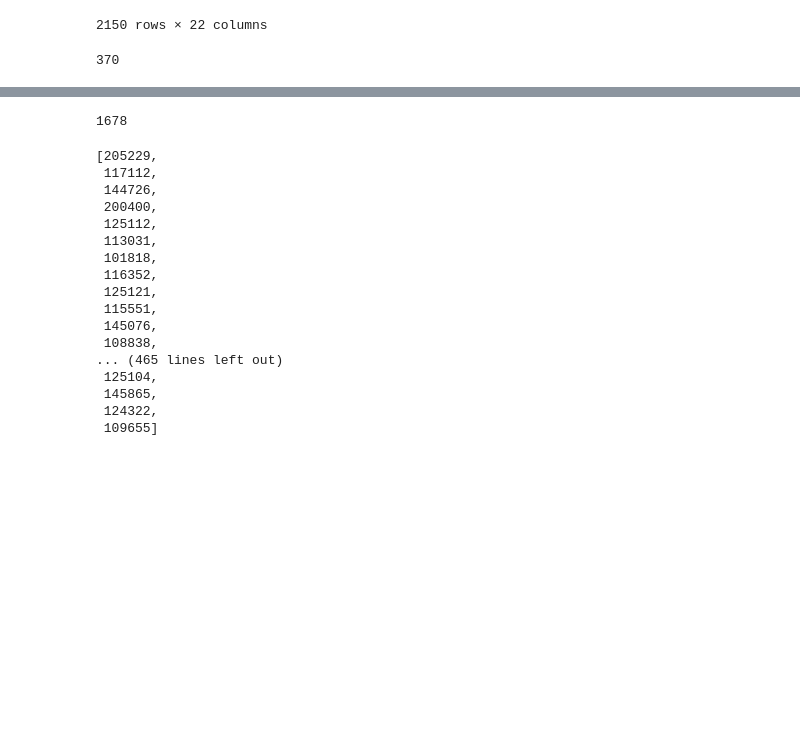
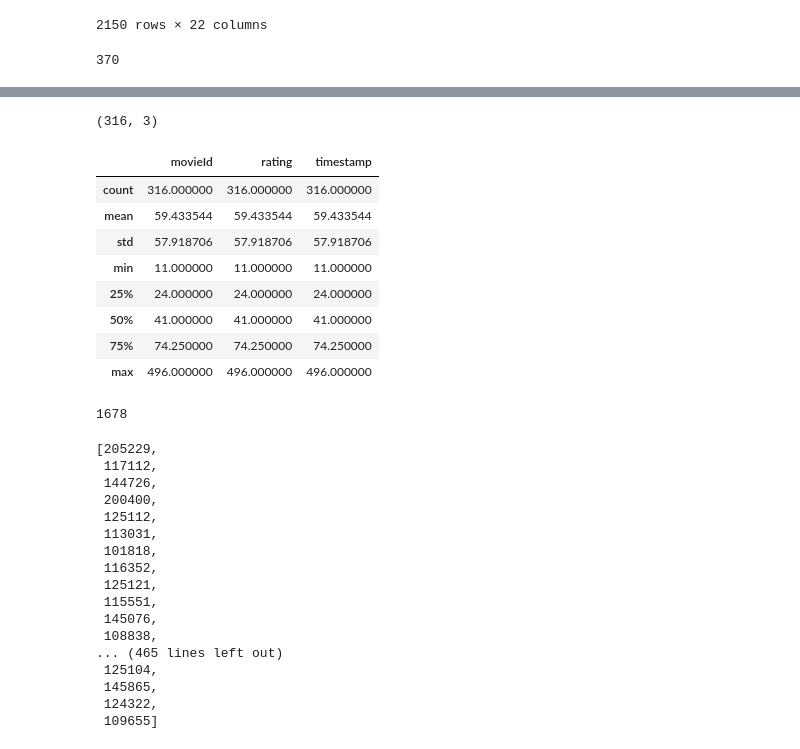
Before and after one commit to aniruddhakal/Recommending-Diverse-And-Serendipitous-Movies-using-Tag-Genome, a Jupyter notebook: ipython_notebooks/DataExploration/Serendipity2018_Dataset.ipynb, the cells around one changed output, grey strips where cells are left out. Saved outputs shown, nothing was run; the diff lists cells and outputs as text; code cells hidden in the pictures; blank space fills up the shorter version.

```diff
--- a/ipython_notebooks/DataExploration/Serendipity2018_Dataset.ipynb
+++ b/ipython_notebooks/DataExploration/Serendipity2018_Dataset.ipynb
@@ -93,3 +153,18 @@ all_user_ids.size
+# %%
+more_than_10_movies = count_df[count_df['movieId'] > 10]
+print(more_than_10_movies.shape)
+more_than_10_movies.describe()
+# %% [output]
+(316, 3)
+|  | movieId | rating | timestamp |
+| count | 316.000000 | 316.000000 | 316.000000 |
+| mean | 59.433544 | 59.433544 | 59.433544 |
+| std | 57.918706 | 57.918706 | 57.918706 |
+| min | 11.000000 | 11.000000 | 11.000000 |
+| 25% | 24.000000 | 24.000000 | 24.000000 |
+| 50% | 41.000000 | 41.000000 | 41.000000 |
+| 75% | 74.250000 | 74.250000 | 74.250000 |
+| max | 496.000000 | 496.000000 | 496.000000 |
 # %%
 answers_df['movieId'].unique().size
 # %% [output]
```
Also changed, not shown: parts of 4 cells of this notebook, 4 other files.
